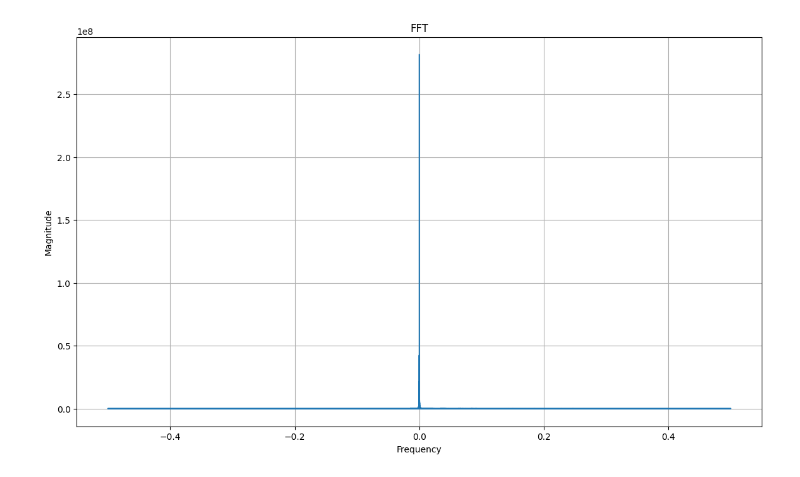
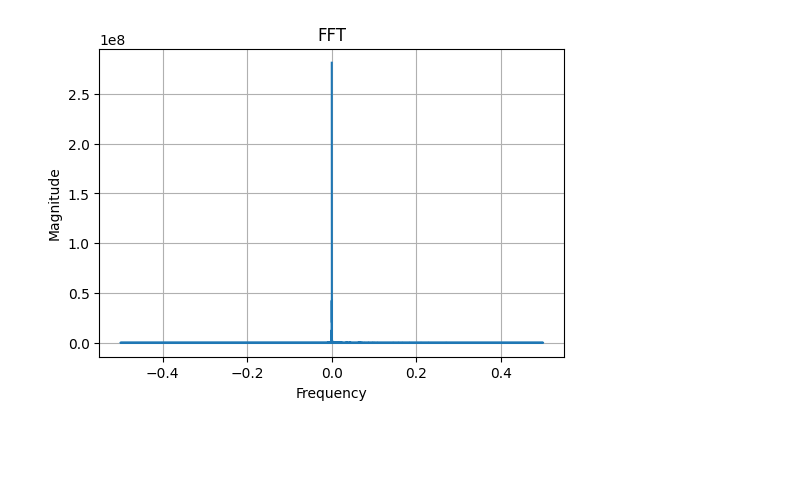
Before and after one commit to ilia-barynkin/udsp, a Jupyter notebook: issues/weights/weights.ipynb, the cells around one changed output. Saved outputs shown, nothing was run; the diff lists cells and outputs as text; code cells hidden in the pictures; blank space fills up the shorter version.

```diff
--- a/issues/weights/weights.ipynb
+++ b/issues/weights/weights.ipynb
@@ -19,21 +19,21 @@ sampled_data_raw = df["Q"]
 # %%
 # Perform FFT
 fft = np.fft.fft(sampled_data_raw, len(sampled_data_raw))
 freq = np.fft.fftfreq(len(sampled_data_raw))
 
-width_px = 1400
-height_px = 800
+width_px = 600
+height_px = 400
 dpi = plt.rcParams['figure.dpi']
 
 # Plot FFT
 plt.figure(figsize=(width_px/dpi, height_px/dpi), dpi=dpi)
 plt.plot(freq, np.abs(fft))
 plt.xlabel('Frequency')
 plt.ylabel('Magnitude')
 plt.title('FFT')
 plt.grid(True)
 # %% [output]
-[figure, old version]
+[figure, new version]
 # %%
 # Cut the FFT around the middle frequency
 mid_freq = np.quantile(freq, 0.5)
```
Also changed, not shown: parts of 2 cells of this notebook.
